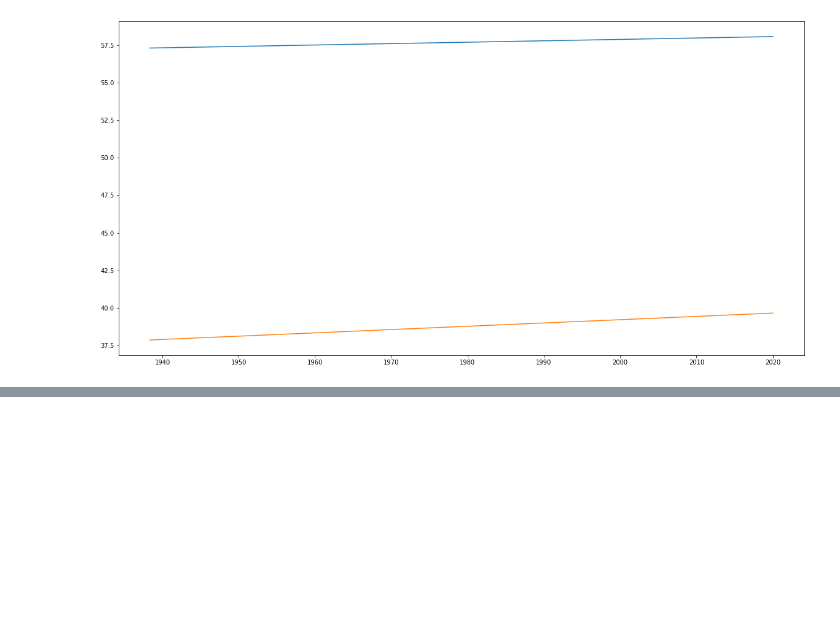
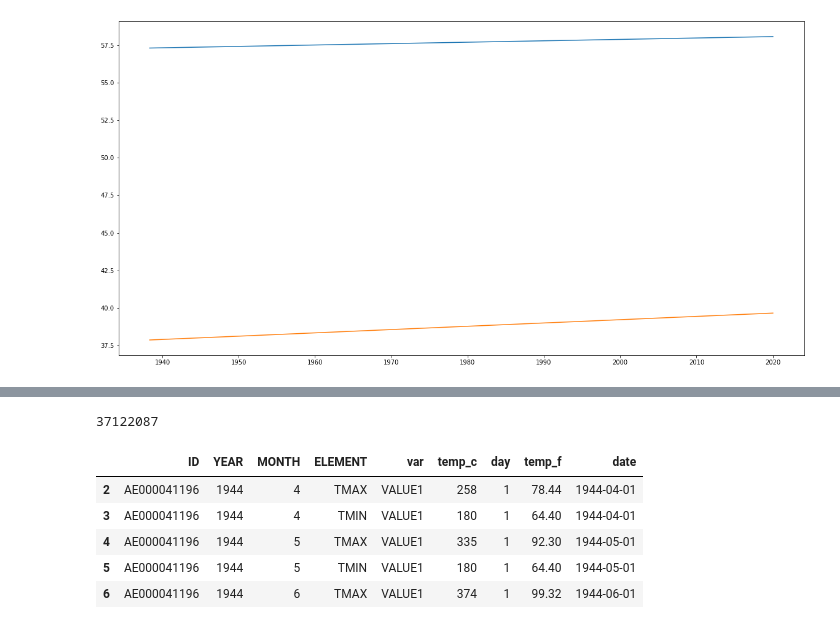
Before and after one commit to gautsi/climate, a Jupyter notebook: notebooks/ghcn.ipynb, the cells around one changed output, grey strips where cells are left out. Saved outputs shown, nothing was run; the diff lists cells and outputs as text; code cells hidden in the pictures; blank space fills up the shorter version.

```diff
--- a/notebooks/ghcn.ipynb
+++ b/notebooks/ghcn.ipynb
@@ -182,0 +195,2 @@ ax.plot(low_temps["date"], low_temps.lin_reg, label = "low")
+# %%
+gcn_station_specs = [{"station_id": station_id} for station_id in stations_df[pd.notnull(stations_df["GSN FLAG"])].ID.unique()]
@@ -182,0 +203,3 @@ ax.plot(low_temps["date"], low_temps.lin_reg, label = "low")
+# %%
+%%time
+full_temp_data = pd.concat([s["temps"] for s in gcn_station_specs])
@@ -182,0 +209,13 @@ ax.plot(low_temps["date"], low_temps.lin_reg, label = "low")
+# %%
+len(full_temp_data)
+# %% [output]
+37122087
+# %%
+full_temp_data.head()
+# %% [output]
+|  | ID | YEAR | MONTH | ELEMENT | var | temp_c | day | temp_f | date |
+| 2 | AE000041196 | 1944 | 4 | TMAX | VALUE1 | 258 | 1 | 78.44 | 1944-04-01 |
+| 3 | AE000041196 | 1944 | 4 | TMIN | VALUE1 | 180 | 1 | 64.40 | 1944-04-01 |
+| 4 | AE000041196 | 1944 | 5 | TMAX | VALUE1 | 335 | 1 | 92.30 | 1944-05-01 |
+| 5 | AE000041196 | 1944 | 5 | TMIN | VALUE1 | 180 | 1 | 64.40 | 1944-05-01 |
+| 6 | AE000041196 | 1944 | 6 | TMAX | VALUE1 | 374 | 1 | 99.32 | 1944-06-01 |
```
Also changed, not shown: parts of 10 cells of this notebook, 3 other files.
